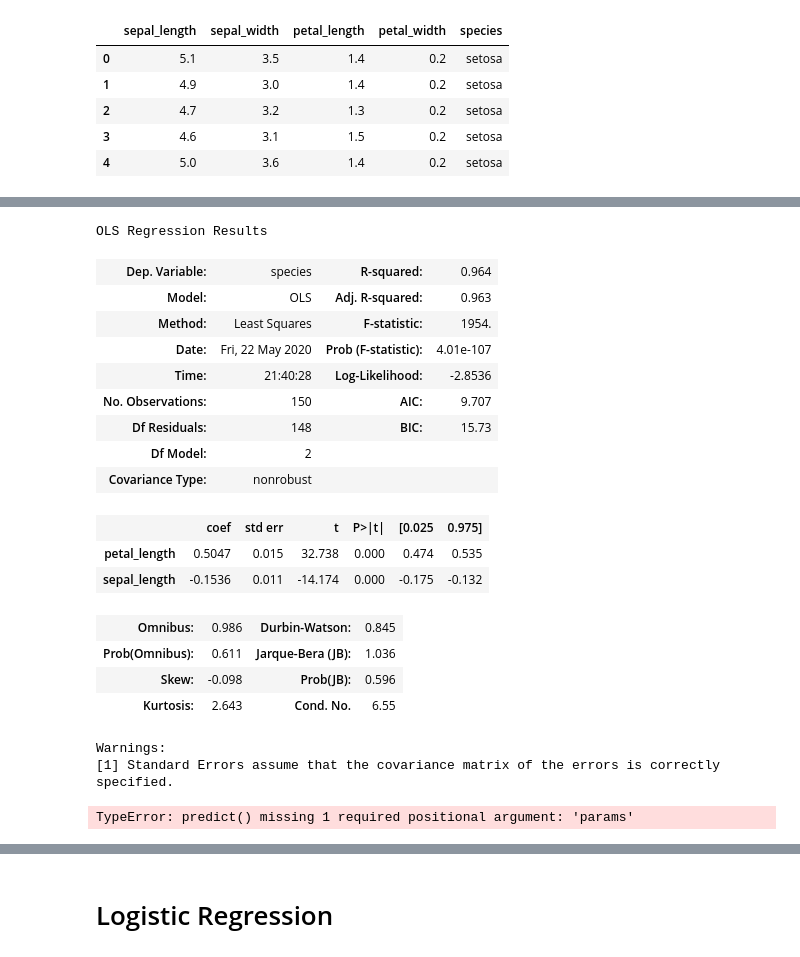
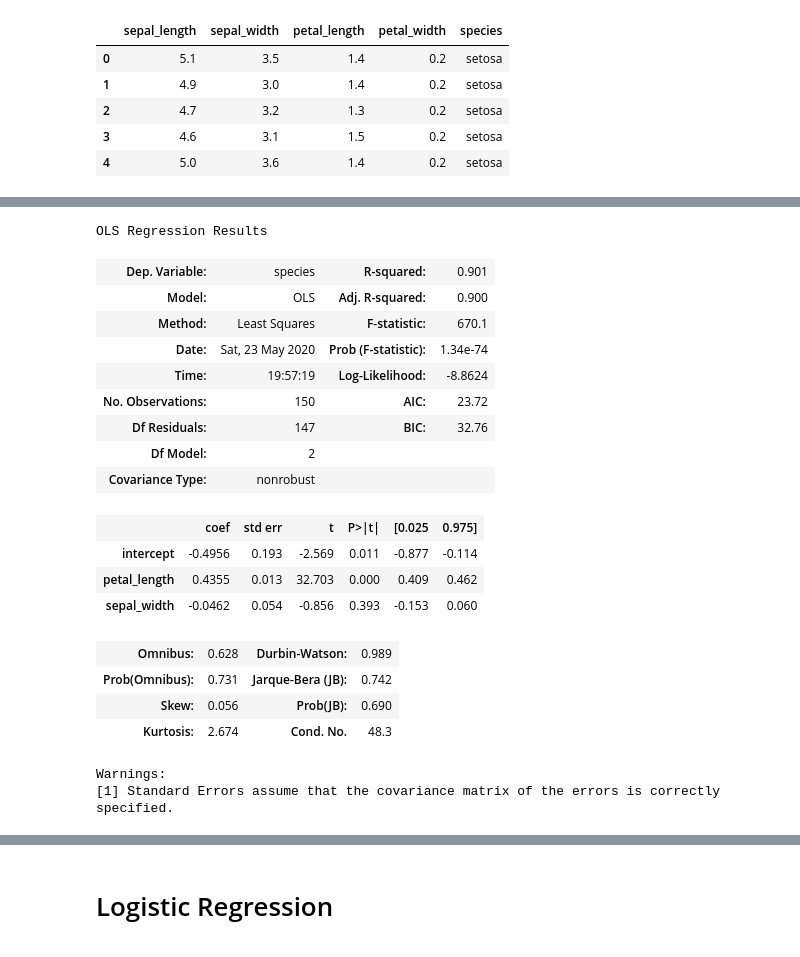
Before and after one commit to amitbhsingh/Udacity-Nanodegree, a Jupyter notebook: stats/machinelearning.ipynb, the cells around one changed output, grey strips where cells are left out. Drawn from its saved outputs; the diff is of its cells as text; code cells hidden in the pictures.

```diff
--- a/stats/machinelearning.ipynb
+++ b/stats/machinelearning.ipynb
@@ -18,3 +13,5 @@ iris.head()
 | 2 | 4.7 | 3.2 | 1.3 | 0.2 | setosa |
 | 3 | 4.6 | 3.1 | 1.5 | 0.2 | setosa |
 | 4 | 5.0 | 3.6 | 1.4 | 0.2 | setosa |
+# %%
+iris['sp']=iris.sepal_width*-0.0462 + iris['petal_length']* 0.4355-0.4956
@@ -21,5 +82,7 @@ iris.head()
 # %%
 irisex=iris[iris['species']!='setosa']
+# %%
+iris['intercept']=1
 # %%
 LE = LabelEncoder()
 iris['species']=LE.fit_transform(iris['species'])
@@ -26,30 +99,27 @@ iris['species']=LE.fit_transform(iris['species'])
 # %%
-y,x=(iris['species']),iris[['petal_length','sepal_length']]
+y,x=(iris['species']),iris[['intercept','petal_length','sepal_width']]
 # %%
-lm=sm.OLS(y.astype(float),x.astype(float))
+lm=sm.OLS(y.astype(float),x.astype(float)).fit()
 # %%
-result.summary()
+lm.summary()
 # %% [output]
 OLS Regression Results
-| Dep. Variable: | species | R-squared: | 0.964 |
-| Model: | OLS | Adj. R-squared: | 0.963 |
-| Method: | Least Squares | F-statistic: | 1954. |
-| Date: | Fri, 22 May 2020 | Prob (F-statistic): | 4.01e-107 |
-| Time: | 21:40:28 | Log-Likelihood: | -2.8536 |
-| No. Observations: | 150 | AIC: | 9.707 |
-| Df Residuals: | 148 | BIC: | 15.73 |
+| Dep. Variable: | species | R-squared: | 0.901 |
+| Model: | OLS | Adj. R-squared: | 0.900 |
+| Method: | Least Squares | F-statistic: | 670.1 |
+| Date: | Sat, 23 May 2020 | Prob (F-statistic): | 1.34e-74 |
+| Time: | 19:57:19 | Log-Likelihood: | -8.8624 |
+| No. Observations: | 150 | AIC: | 23.72 |
+| Df Residuals: | 147 | BIC: | 32.76 |
 | Df Model: | 2 |  |  |
 | Covariance Type: | nonrobust |  |  |
 |  | coef | std err | t | P>|t| | [0.025 | 0.975] |
-| petal_length | 0.5047 | 0.015 | 32.738 | 0.000 | 0.474 | 0.535 |
-| sepal_length | -0.1536 | 0.011 | -14.174 | 0.000 | -0.175 | -0.132 |
+| intercept | -0.4956 | 0.193 | -2.569 | 0.011 | -0.877 | -0.114 |
+| petal_length | 0.4355 | 0.013 | 32.703 | 0.000 | 0.409 | 0.462 |
+| sepal_width | -0.0462 | 0.054 | -0.856 | 0.393 | -0.153 | 0.060 |
-| Omnibus: | 0.986 | Durbin-Watson: | 0.845 |
-| Prob(Omnibus): | 0.611 | Jarque-Bera (JB): | 1.036 |
-| Skew: | -0.098 | Prob(JB): | 0.596 |
-| Kurtosis: | 2.643 | Cond. No. | 6.55 |
+| Omnibus: | 0.628 | Durbin-Watson: | 0.989 |
+| Prob(Omnibus): | 0.731 | Jarque-Bera (JB): | 0.742 |
+| Skew: | 0.056 | Prob(JB): | 0.690 |
+| Kurtosis: | 2.674 | Cond. No. | 48.3 |
 Warnings:
 [1] Standard Errors assume that the covariance matrix of the errors is correctly specified.
-# %%
-lm.predict()
-# %% [output]
-TypeError: predict() missing 1 required positional argument: 'params'
```
Also changed, not shown: parts of 16 cells of this notebook, 12 other files.
